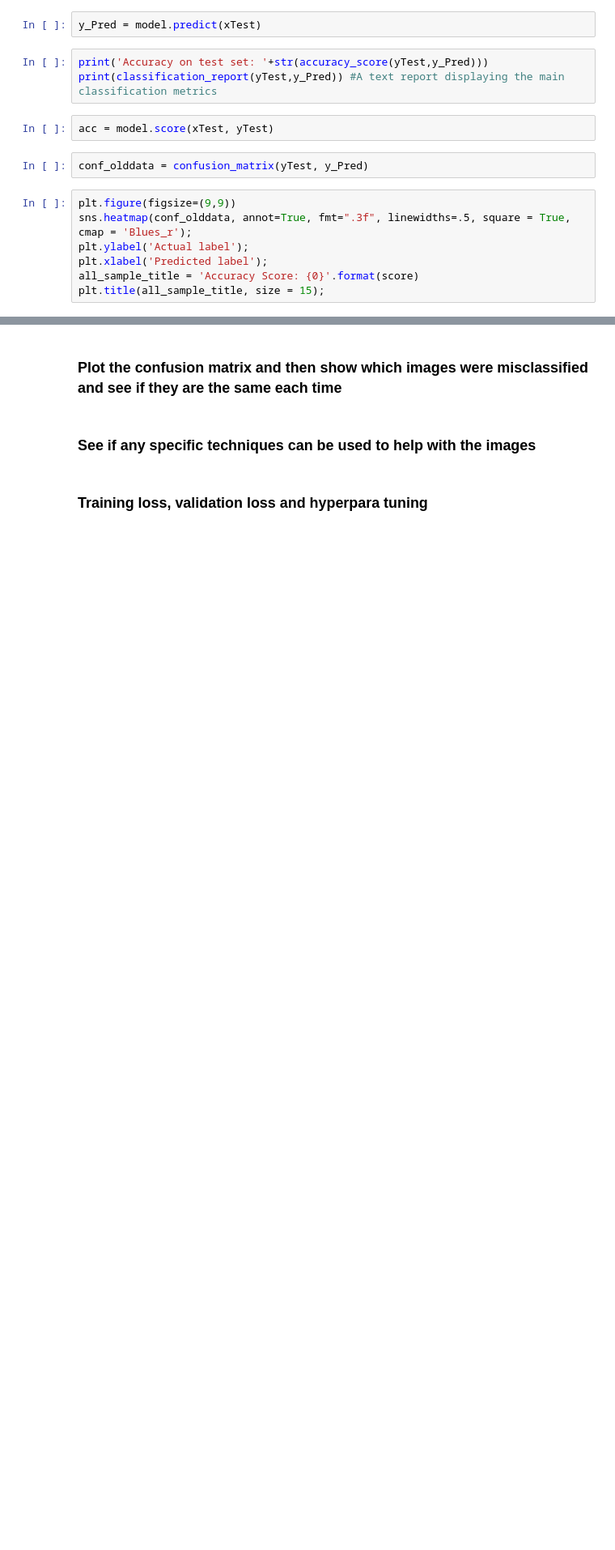
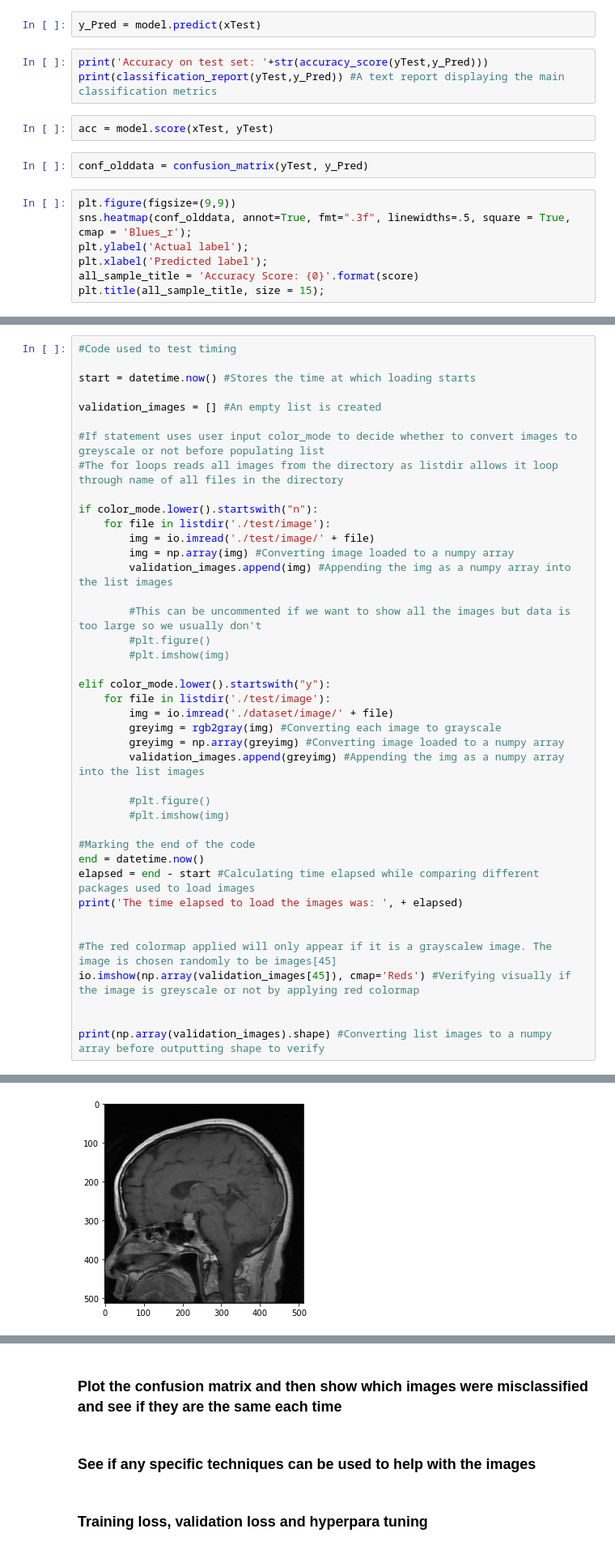
Before and after one commit to yousef-m11/AMLS_21-22_SN18014580, a Jupyter notebook: Logistic Regression for Task A - Binary Classification.ipynb, the cells around one changed output, grey strips where cells are left out. Shown at 81% size. Cells and saved outputs as stored; diff of their text form; blank space fills up the shorter version.

Commit message:
new data set stuff

```diff
--- a/Logistic Regression for Task A - Binary Classification.ipynb
+++ b/Logistic Regression for Task A - Binary Classification.ipynb
@@ -290,0 +293,42 @@ plt.title(all_sample_title, size = 15);
+# %%
+#Code used to test timing
+
+start = datetime.now() #Stores the time at which loading starts
+
+validation_images = [] #An empty list is created
+
+#If statement uses user input color_mode to decide whether to convert images to greyscale or not before populating list
+#The for loops reads all images from the directory as listdir allows it loop through name of all files in the directory
+
+if color_mode.lower().startswith("n"):
+    for file in listdir('./test/image'):
+        img = io.imread('./test/image/' + file)
+        img = np.array(img) #Converting image loaded to a numpy array
+        validation_images.append(img) #Appending the img as a numpy array into the list images
+
+        #This can be uncommented if we want to show all the images but data is too large so we usually don't
+        #plt.figure()
+        #plt.imshow(img)
+
+elif color_mode.lower().startswith("y"):
+    for file in listdir('./test/image'):
+        img = io.imread('./dataset/image/' + file)
+        greyimg = rgb2gray(img) #Converting each image to grayscale
+        greyimg = np.array(greyimg) #Converting image loaded to a numpy array
+        validation_images.append(greyimg) #Appending the img as a numpy array into the list images
+
+        #plt.figure()
+        #plt.imshow(img)
+
+#Marking the end of the code
+end = datetime.now()
+elapsed = end - start #Calculating time elapsed while comparing different packages used to load images
+print('The time elapsed to load the images was: ', + elapsed)
+
+
+#The red colormap applied will only appear if it is a grayscalew image. The image is chosen randomly to be images[45]
+io.imshow(np.array(validation_images[45]), cmap='Reds') #Verifying visually if the image is greyscale or not by applying red colormap
+
+
+print(np.array(validation_images).shape) #Converting list images to a numpy array before outputting shape to verify
+# %% [output]
@@ -290,0 +337 @@ plt.title(all_sample_title, size = 15);
+[figure, added]
```
Also changed, not shown: parts of 11 cells of this notebook, 1 other file.
